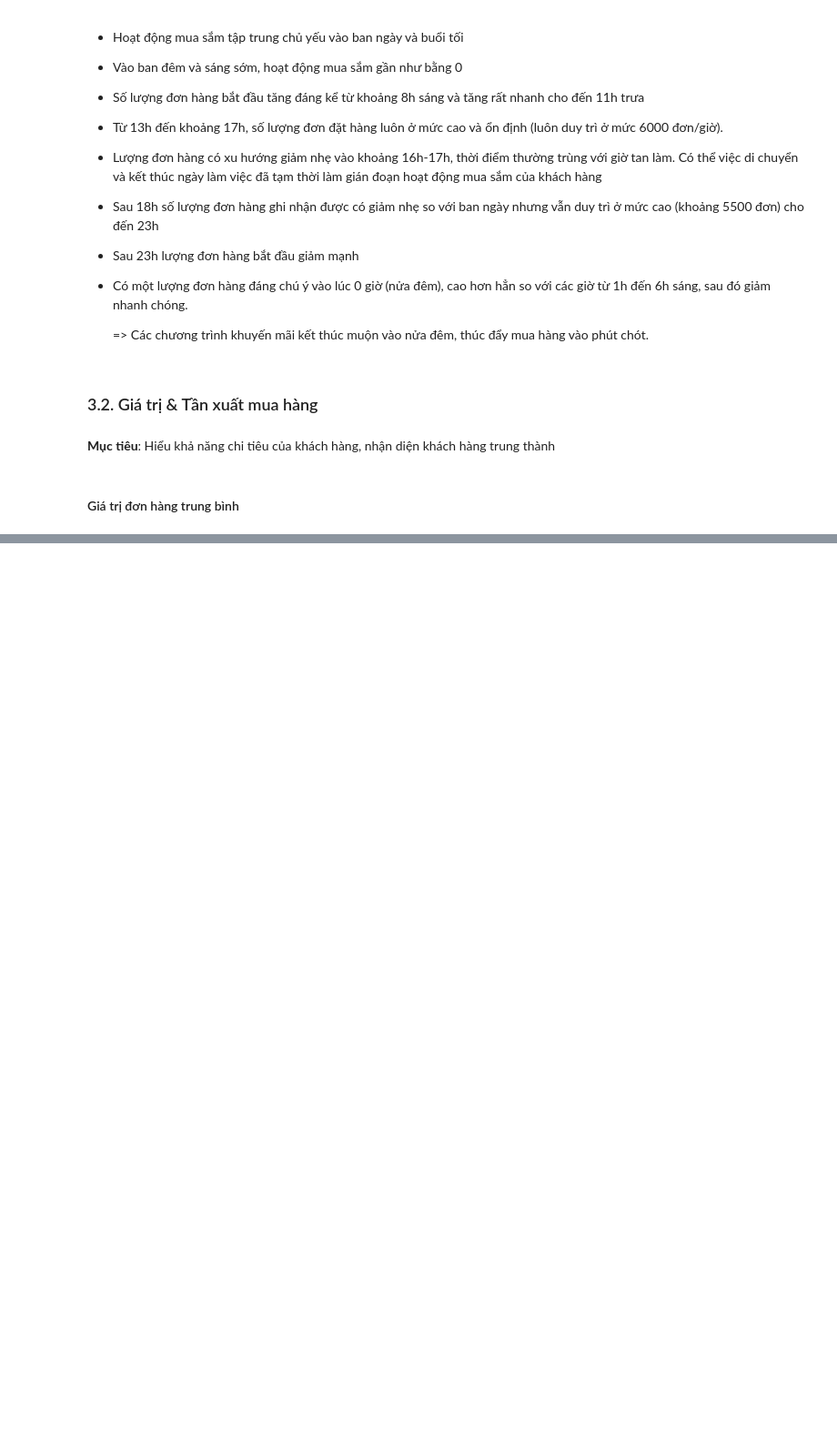
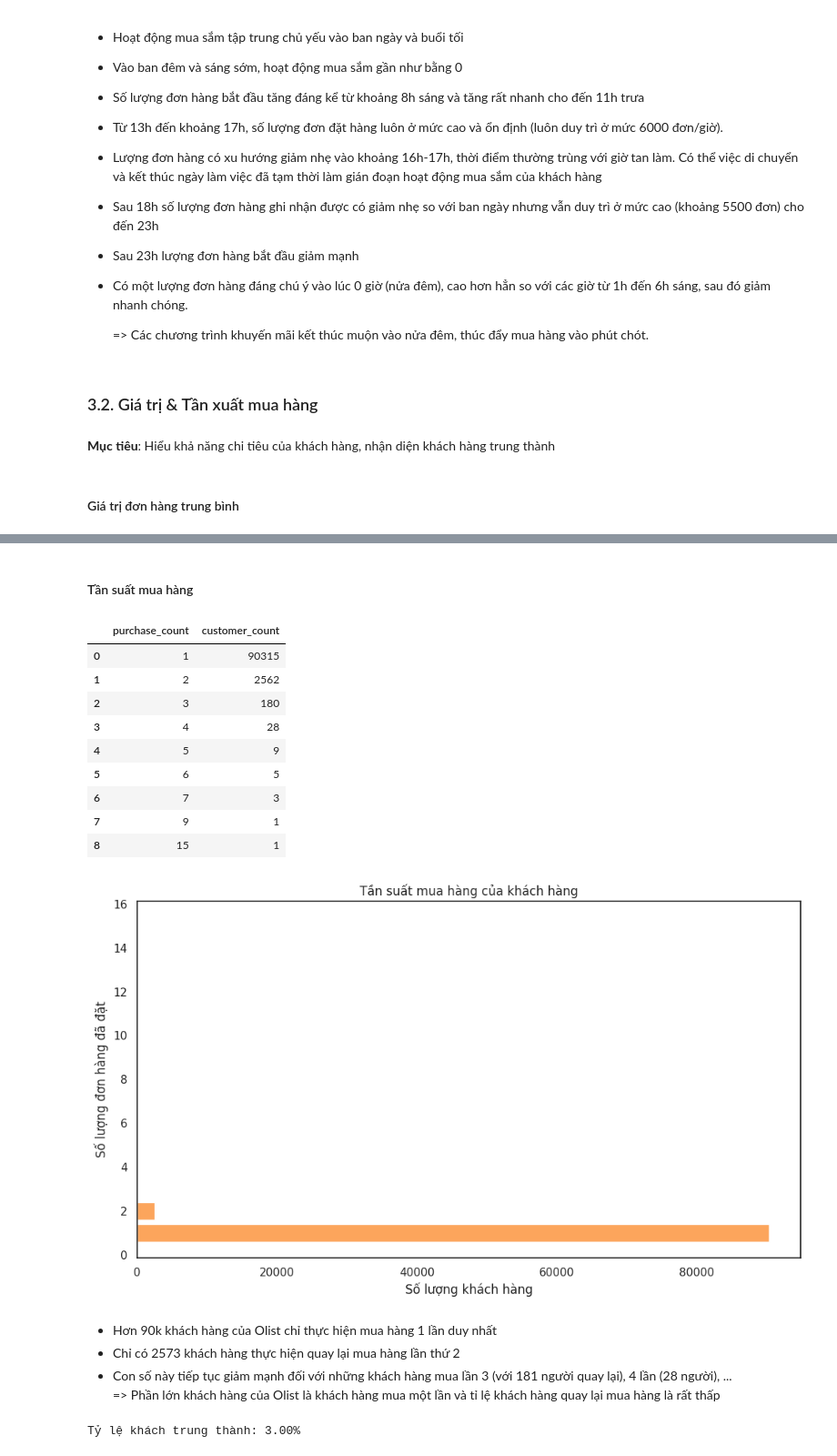
Before and after one commit to vduong042/Brazilian-E-Commerce-Analysis, a Jupyter notebook: descriptive_analytics.ipynb, the cells around one changed output, grey strips where cells are left out. Shown at 91% size. Cells and saved outputs as stored; diff of their text form; code cells hidden in the pictures; blank space fills up the shorter version.

```diff
--- a/descriptive_analytics.ipynb
+++ b/descriptive_analytics.ipynb
@@ -820,0 +917,55 @@ plt.show()
+# %% [markdown]
+#### Tần suất mua hàng
+# %%
+# Tính số đơn hàng mỗi khách hàng
+orders_with_unique_customer  = delivered_orders.merge(customers, how='left', on='customer_id') # Gộp bảng customers
+orders_per_unique_customer = orders_with_unique_customer.groupby('customer_unique_id')['order_id'] \
+                            .nunique().reset_index().rename(columns={'order_id': 'order_count'}) # Đếm số lượng đơn của mỗi khách hàng
+customer_order_frequency = orders_per_unique_customer.groupby('order_count').count().reset_index() # Tần suất mua hàng
+customer_order_frequency.columns = ['purchase_count', 'customer_count']
+# %%
+import matplotlib.pyplot as plt
+
+display(customer_order_frequency) # Phân phối tần suất mua hàng của khách
+
+# Tạo figure
+plt.figure(figsize=(10, 6))
+plt.barh(
+    y=customer_order_frequency['purchase_count'],
+    width=customer_order_frequency['customer_count'],
+    color='#fca55c'
+)
+
+# Thêm tiêu đề và nhãn
+plt.title('Tần suất mua hàng của khách hàng')
+plt.xlabel('Số lượng khách hàng')
+plt.ylabel('Số lượng đơn hàng đã đặt')
+
+# Hiển thị biểu đồ
+plt.tight_layout()
+plt.show()
+# %% [output]
+|  | purchase_count | customer_count |
+| 0 | 1 | 90315 |
+| 1 | 2 | 2562 |
+| 2 | 3 | 180 |
+| 3 | 4 | 28 |
+| 4 | 5 | 9 |
+| 5 | 6 | 5 |
+| 6 | 7 | 3 |
+| 7 | 9 | 1 |
+| 8 | 15 | 1 |
+[figure, added]
+# %% [markdown]
+- Hơn 90k khách hàng của Olist chỉ thực hiện mua hàng 1 lần duy nhất
+- Chỉ có 2573 khách hàng thực hiện quay lại mua hàng lần thứ 2
+- Con số này tiếp tục giảm mạnh đối với những khách hàng mua lần 3 (với 181 người quay lại), 4 lần (28 người), ... <br>
+=> Phần lớn khách hàng của Olist là khách hàng mua một lần và tỉ lệ khách hàng quay lại mua hàng là rất thấp
+# %%
+total_customers = customer_order_frequency['customer_count'].sum()
+loyal_customers = customer_order_frequency[customer_order_frequency['purchase_count'] > 1]['customer_count'].sum()
+loyal_ratio = loyal_customers / total_customers
+
+print(f"Tỷ lệ khách trung thành: {loyal_ratio:.2%}")
+# %% [output]
+Tỷ lệ khách trung thành: 3.00%
```
Also changed, not shown: parts of 24 cells of this notebook.
